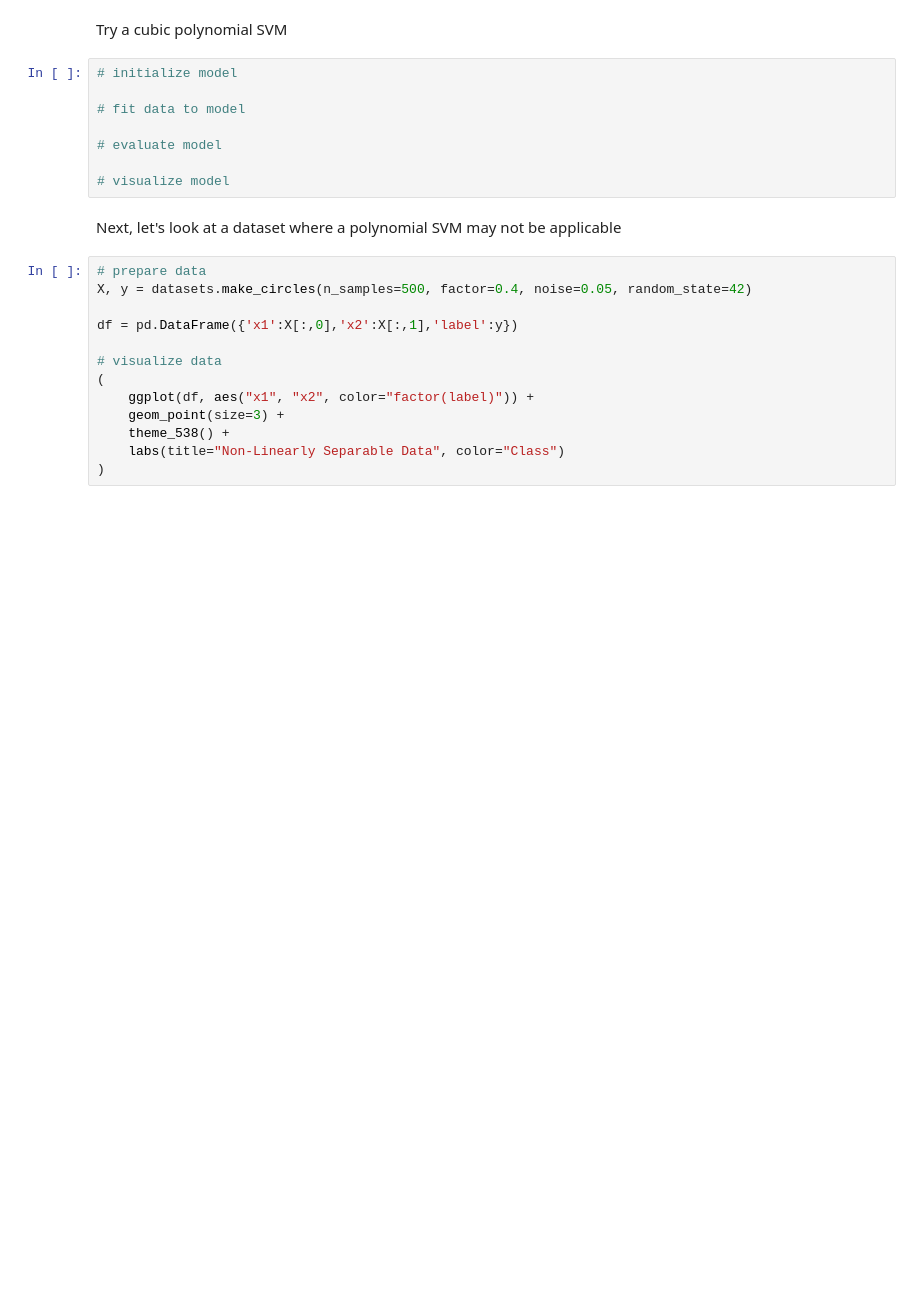
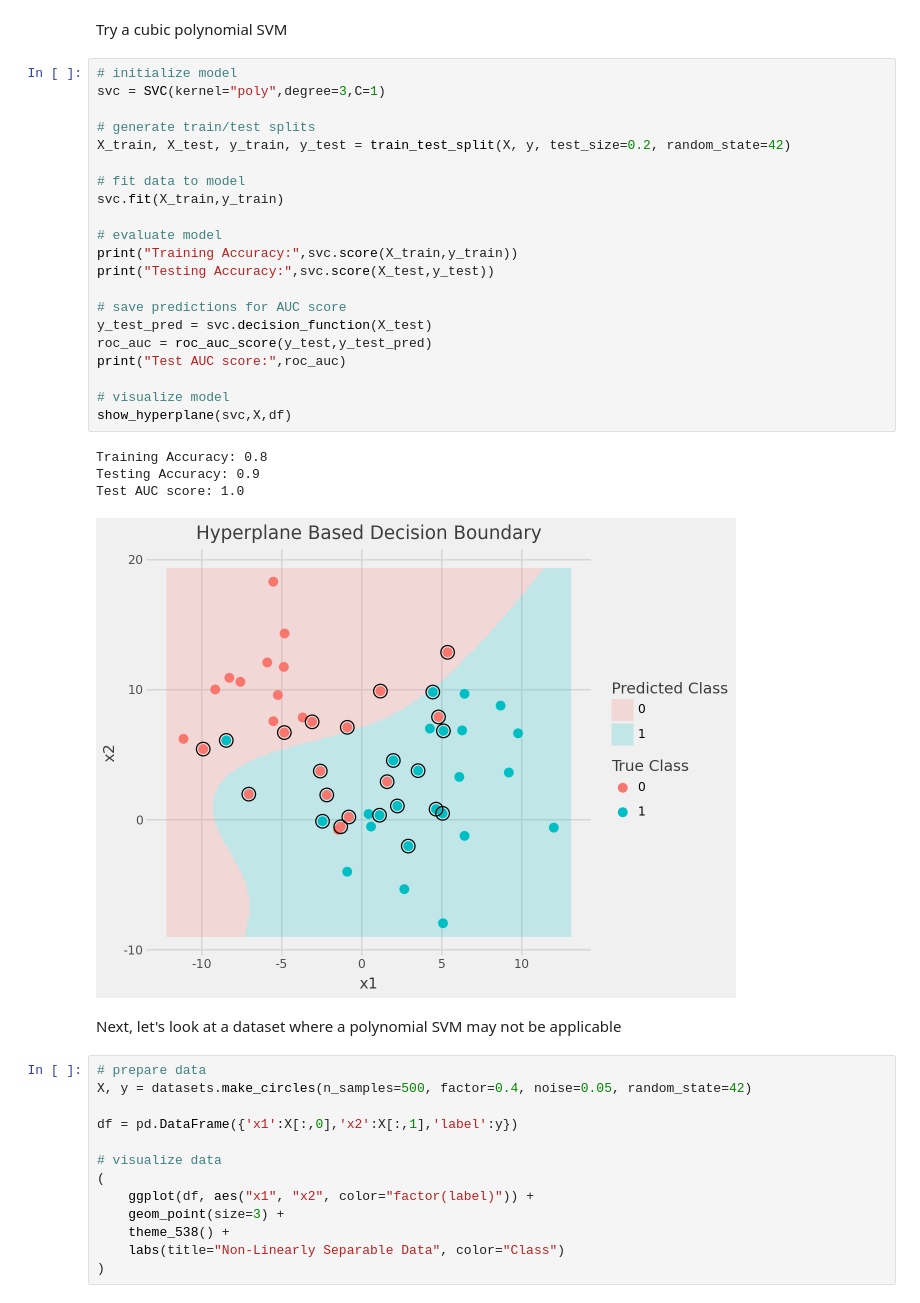
Before and after one commit to rhamzaali/CPSC393-MachineLearning, a Jupyter notebook: class_labs/02_SupportVectorMachines.ipynb, the cells around one changed output. Drawn from its saved outputs; the diff is of its cells as text; blank space fills up the shorter version.

```diff
--- a/class_labs/02_SupportVectorMachines.ipynb
+++ b/class_labs/02_SupportVectorMachines.ipynb
@@ -142,12 +200,30 @@ Let's now try a quadratic polynomial Support Vector Machine
 Try a cubic polynomial SVM
 # %%
 # initialize model
+svc = SVC(kernel="poly",degree=3,C=1)
+
+# generate train/test splits
+X_train, X_test, y_train, y_test = train_test_split(X, y, test_size=0.2, random_state=42)
 
 # fit data to model
+svc.fit(X_train,y_train)
 
 # evaluate model
+print("Training Accuracy:",svc.score(X_train,y_train))
+print("Testing Accuracy:",svc.score(X_test,y_test))
+
+# save predictions for AUC score
+y_test_pred = svc.decision_function(X_test)
+roc_auc = roc_auc_score(y_test,y_test_pred)
+print("Test AUC score:",roc_auc)
 
 # visualize model
+show_hyperplane(svc,X,df)
+# %% [output]
+Training Accuracy: 0.8
+Testing Accuracy: 0.9
+Test AUC score: 1.0
+[figure, added]
 # %% [markdown]
 Next, let's look at a dataset where a polynomial SVM may not be applicable
 # %%
```
Also changed, not shown: parts of 21 cells of this notebook.
